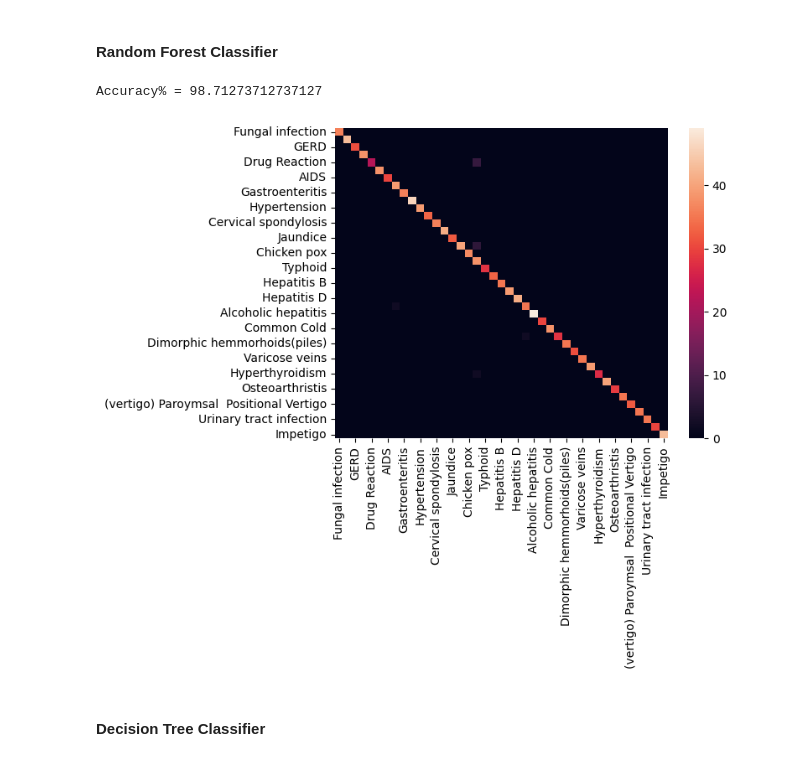
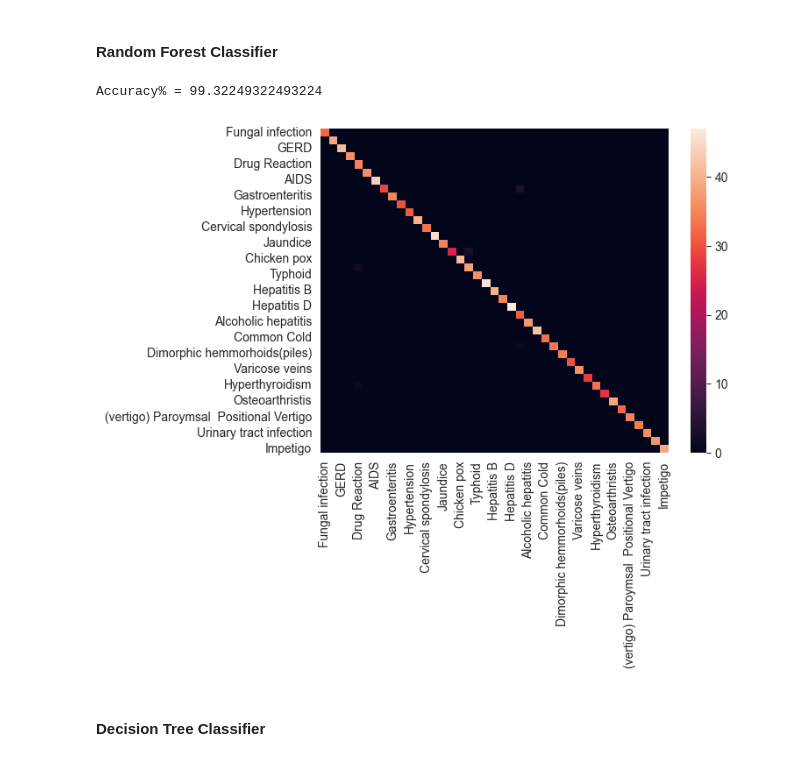
Before and after one commit to Velogan-Boy/diagno-ai-zer, a Jupyter notebook: notebooks/predictDisease.ipynb, the cells around one changed output. Saved outputs shown, nothing was run; the diff lists cells and outputs as text; code cells hidden in the pictures.

```diff
--- a/notebooks/predictDisease.ipynb
+++ b/notebooks/predictDisease.ipynb
@@ -200,7 +205,7 @@ labels = encoded_df['Disease'].values
 # %% [markdown]
 #### Splitting the data
 # %%
-x_train, x_test, y_train, y_test = train_test_split(data, labels,  train_size = 0.70)
+x_train, x_test, y_train, y_test = train_test_split(data, labels,  train_size = 0.70, shuffle=True, random_state=42)
 print(x_train.shape, x_test.shape, y_train.shape, y_test.shape)
 # %% [output]
 (3444, 17) (1476, 17) (3444,) (1476,)
@@ -211,17 +216,19 @@ print(x_train.shape, x_test.shape, y_train.shape, y_test.shape)
 # %%
 rfc = RandomForestClassifier()
 rfc.fit(x_train, y_train)
 result = rfc.predict(x_test)
 
 conf_mat = confusion_matrix(y_test, result)
 df_cm = pd.DataFrame(conf_mat, index=df['Disease'].unique(), columns=df['Disease'].unique())
 
 sns.heatmap(df_cm)
 
-print( 'Accuracy% =', accuracy_score(y_test, result)*100)
+rfc_score = accuracy_score(y_test, result) * 100
+
+print('Accuracy% =', rfc_score)
 # %% [output]
-Accuracy% = 98.71273712737127
+Accuracy% = 99.32249322493224
-[figure, old version]
+[figure, new version]
 # %% [markdown]
 #### Decision Tree Classifier
 # %%
```
Also changed, not shown: parts of 13 cells of this notebook, 1 other file.
